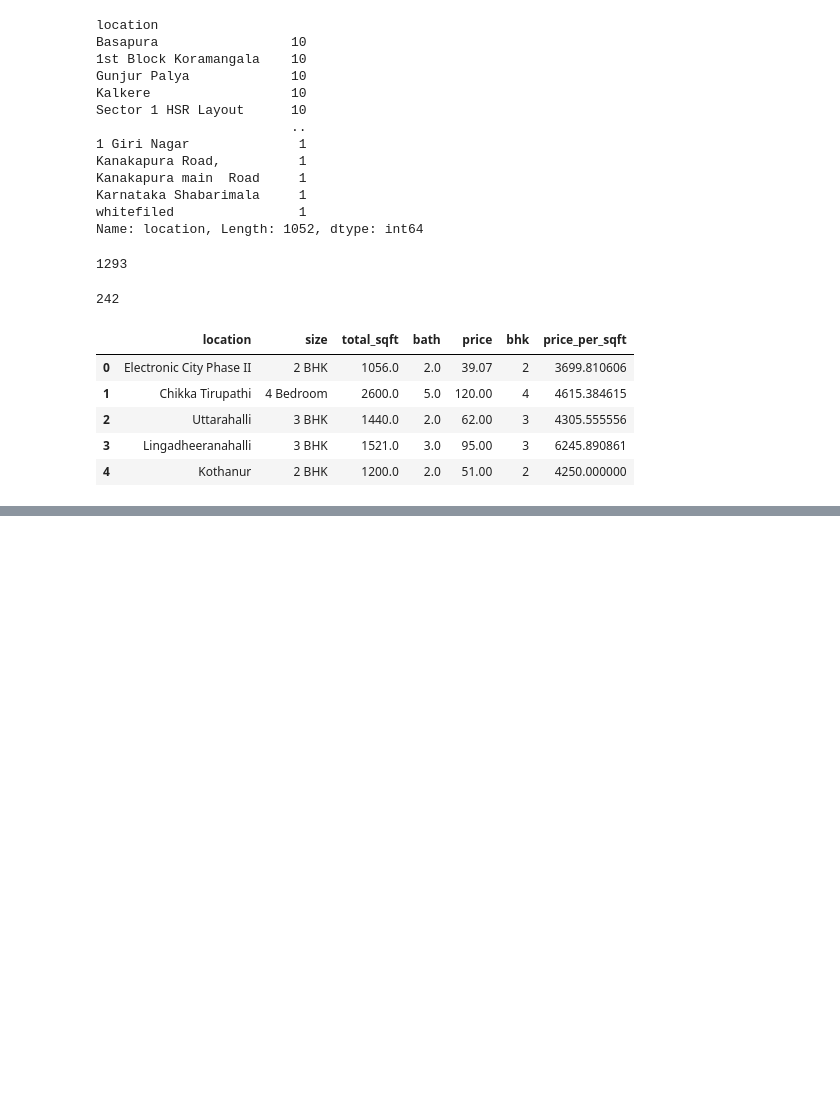
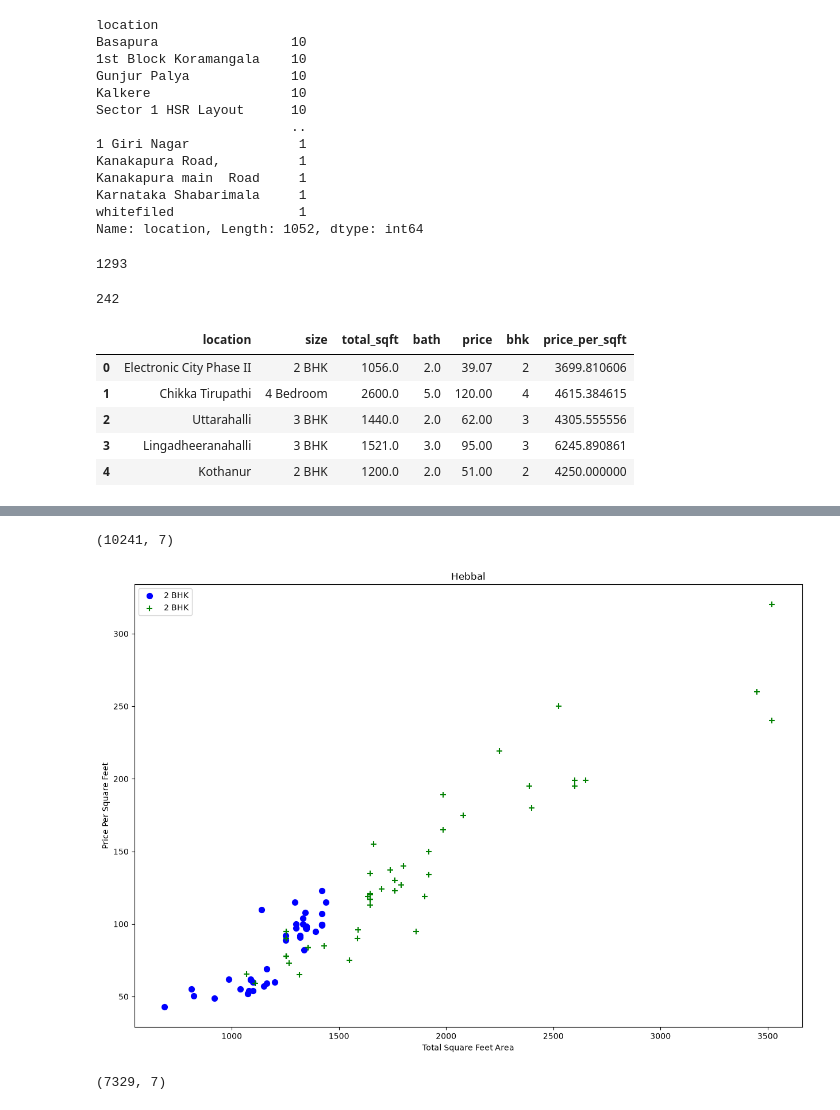
Before and after one commit to bhimanshukalra/machine-learning-lab, a Jupyter notebook: real_estate_price_predictor/main.ipynb, the cells around one changed output, grey strips where cells are left out. Cells and saved outputs as stored; diff of their text form; code cells hidden in the pictures; blank space fills up the shorter version.

Commit message:
Update real estate price predictor analysis

```diff
--- a/real_estate_price_predictor/main.ipynb
+++ b/real_estate_price_predictor/main.ipynb
@@ -225,0 +253,3 @@ houses_data_frame.head()
+# %%
+houses_data_frame = houses_data_frame[~(houses_data_frame.total_sqft/houses_data_frame.bhk < 300)]
+houses_data_frame.shape
@@ -225,0 +270,57 @@ houses_data_frame.head()
+# %%
+def remove_pps_outlers(df):
+    df_res = pd.DataFrame()
+    for key, subdf in df.groupby('location'):
+        current_mean = np.mean(subdf.price_per_sqft)
+        current_std = np.std(subdf.price_per_sqft)
+
+        reduced_df = subdf[(subdf.price_per_sqft > (current_mean - current_std)) & (subdf.price_per_sqft <= (current_mean + current_std)) ]
+        df_res = pd.concat([df_res, reduced_df], ignore_index=True)
+
+    return df_res
+
+houses_data_frame = remove_pps_outlers(houses_data_frame)
+houses_data_frame.shape
+# %% [output]
+(10241, 7)
+# %%
+def plot_scatter_chart(df, location):
+    bhk2 = houses_data_frame[(houses_data_frame.location == location) & (houses_data_frame.bhk == 2)]
+    bhk3 = houses_data_frame[(houses_data_frame.location == location) * (houses_data_frame.bhk == 3)]
+    matplotlib.rcParams['figure.figsize'] = (15, 10)
+
+    plt.scatter(bhk2.total_sqft, bhk2.price, color='blue', label='2 BHK', s=50)
+    plt.scatter(bhk3.total_sqft, bhk3.price, color='green', label='2 BHK', s=50, marker='+')
+
+    plt.xlabel('Total Square Feet Area')
+    plt.ylabel('Price Per Square Feet')
+
+    plt.title(location)
+    plt.legend()
+
+plot_scatter_chart(houses_data_frame, 'Hebbal')
+# %% [output]
+[figure, added]
+# %%
+def remove_bhk_outliers(df):
+    exclude_indices = np.array([])
+    for location, location_df in df.groupby('location'):
+        bhk_stats = {}
+        for bhk, bhk_df in location_df.groupby('bhk'):
+            bhk_stats[bhk] = {
+                'mean': np.mean(bhk_df.price_per_sqft),
+                'std': np.std(bhk_df.price_per_sqft),
+                'count': bhk_df.shape[0]
+            }
+        for bhk, bhk_df in location_df.groupby('bhk'):
+            stats = bhk_stats.get(bhk-1)
+            if stats and stats['count'] > 5:
+                exclude_indices = np.append(exclude_indices, bhk_df[bhk_df.price_per_sqft < (stats['mean'])].index.values)
+
+    return df.drop(exclude_indices, axis='index')
+
+houses_data_frame = remove_bhk_outliers(houses_data_frame)
+
+houses_data_frame.shape
+# %% [output]
+(7329, 7)
```
Also changed, not shown: parts of 13 cells of this notebook.
